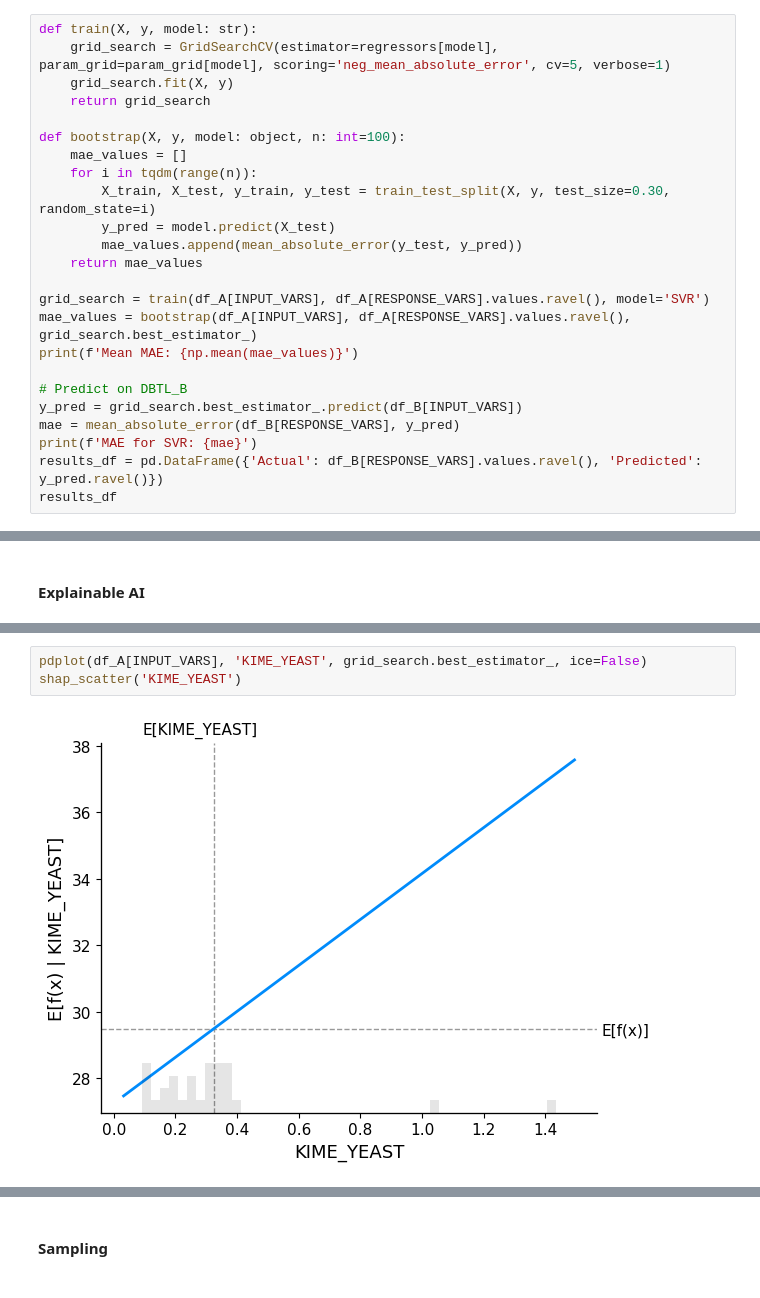
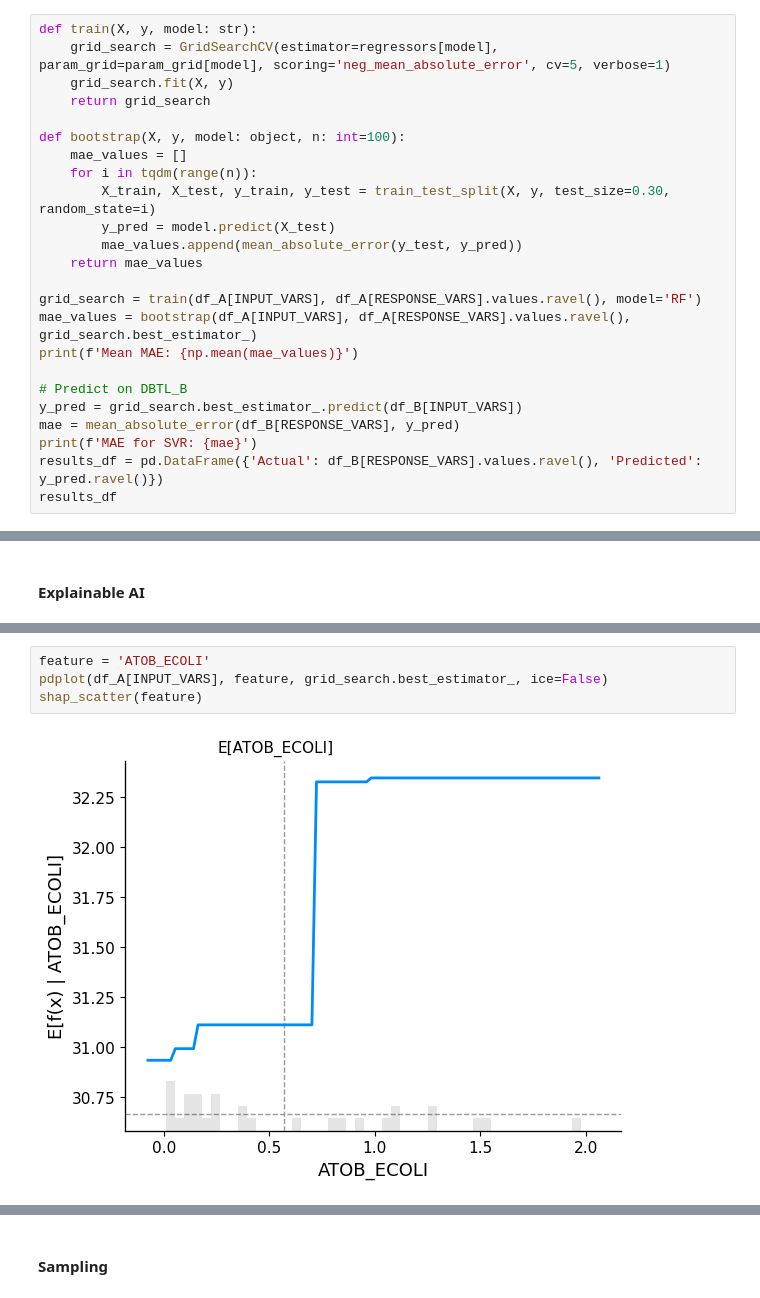
Before and after one commit to costasmexis/straindesignXAI, a Jupyter notebook: notebooks/Limonene_manual.ipynb, the cells around one changed output, grey strips where cells are left out. Cells and saved outputs as stored; diff of their text form.

```diff
--- a/notebooks/Limonene_manual.ipynb
+++ b/notebooks/Limonene_manual.ipynb
@@ -203,7 +203,7 @@ def bootstrap(X, y, model: object, n: int=100):
         mae_values.append(mean_absolute_error(y_test, y_pred))
     return mae_values
 
-grid_search = train(df_A[INPUT_VARS], df_A[RESPONSE_VARS].values.ravel(), model='SVR')
+grid_search = train(df_A[INPUT_VARS], df_A[RESPONSE_VARS].values.ravel(), model='RF')
 mae_values = bootstrap(df_A[INPUT_VARS], df_A[RESPONSE_VARS].values.ravel(), grid_search.best_estimator_)
 print(f'Mean MAE: {np.mean(mae_values)}')
 
@@ -248,5 +248,6 @@ shap.plots.heatmap(shap_values, instance_order=shap_values.sum(1), plot_width=6)
 # %%
-pdplot(df_A[INPUT_VARS], 'KIME_YEAST', grid_search.best_estimator_, ice=False)
-shap_scatter('KIME_YEAST')
+feature = 'ATOB_ECOLI'
+pdplot(df_A[INPUT_VARS], feature, grid_search.best_estimator_, ice=False)
+shap_scatter(feature)
 # %% [output]
-[figure, old version]
+[figure, new version]
```
Also changed, not shown: parts of 6 cells of this notebook, 1 other file.
